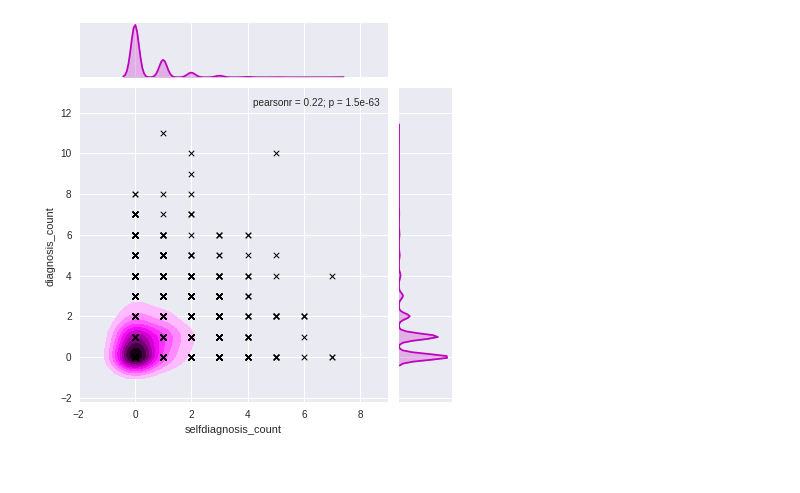
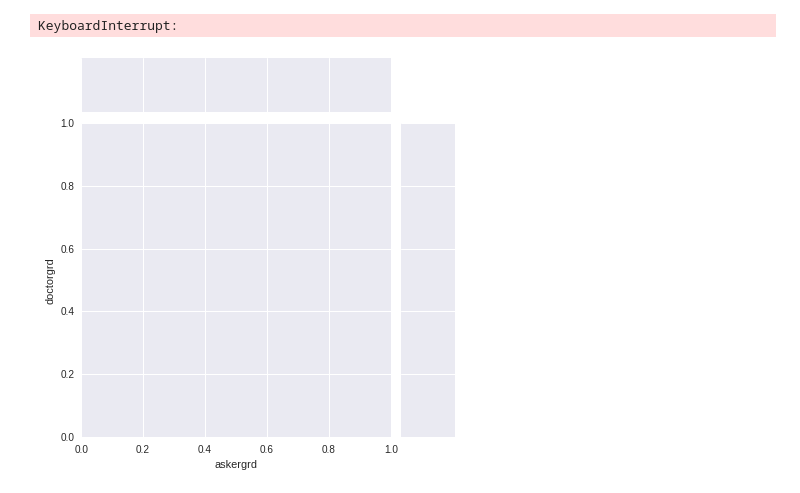
Before and after one commit to lots-of-things/health-forum-analysis, a Jupyter notebook: diagnosis_identifier.ipynb, the cells around one changed output. Drawn from its saved outputs; the diff is of its cells as text; code cells hidden in the pictures.

Commit message:
quick backup

```diff
--- a/diagnosis_identifier.ipynb
+++ b/diagnosis_identifier.ipynb
@@ -103,0 +42,32 @@ TypeError: unsupported operand type(s) for -: 'str' and 'str'
+# %%
+#just lists to turn into a new dataframe (this is quicker than append)
+post_l=[]
+subj_l=[]
+ask_l=[]
+doc_l=[]
+oth_l=[]
+askcnt_l=[]
+doccnt_l=[]
+othcnt_l=[]
+
+forum_l=[]
+for i,post in enumerate(df['post'].unique()):
+    if(i%100==0):
+        print i
+    ask = df.loc[(df['post']==post) & (df['response_type']=='asker'),'response'].values
+    doc = df.loc[(df['post']==post) & (df['response_type']=='doctor'),'response'].values
+    oth = df.loc[(df['post']==post) & ((df['response_type']=='other') | (df['response_type']=='staff')),'response'].values
+
+    ask_l.append(' '.join(ask))
+    doc_l.append(' '.join(doc))
+    oth_l.append(' '.join(oth))
+    askcnt_l.append(len(ask))
+    doccnt_l.append(len(doc))
+    othcnt_l.append(len(oth))
+    post_l.append(post)
+    subj_l.append(df.loc[df['post']==post,'subject'].values[0])
+    forum_l.append(post.split('://')[1].split('/')[0])
+
+df_crop = pd.DataFrame({'forum':forum_l,'post':post_l,'subject':subj_l,\
+                        'askertxt':ask_l,'doctortxt':doc_l,'othertxt':oth_l,\
+                      'askercnt':askcnt_l,'doctorcnt':doccnt_l,'othercnt':othcnt_l})
@@ -104 +92,10 @@ TypeError: unsupported operand type(s) for -: 'str' and 'str'
+# %%
+def gradelevel(x):
+    if(x):
+        return readability.Readability(x).FleschKincaidGradeLevel()
+    else:
+        return -1
+
+df_crop['askergrd']=df_crop['askertxt'].apply(gradelevel)
+df_crop['doctorgrd']=df_crop['doctortxt'].apply(gradelevel)
 # %%
@@ -112,6 +113,7 @@ df = pd.read_csv("compiled_data_toclassify.csv")
 # %%
-g = sns.jointplot(x='selfdiagnosis_count', y='diagnosis_count', data=df, kind="kde", color="m", bw=0.5)
-g.plot_joint(plt.scatter, c="k", s=30, linewidth=1, marker="x")
+g = sns.jointplot(x='askergrd', y='doctorgrd', data=df_crop, kind="kde", color="m")
+g.plot_joint(plt.scatter, c="k", s=30, linewidth=1, marker=".")
 g.ax_joint.collections[0].set_alpha(0)
 # %% [output]
+KeyboardInterrupt:
-[figure, old version]
+[figure, new version]
```
Also changed, not shown: parts of 16 cells of this notebook, 8 other files.
